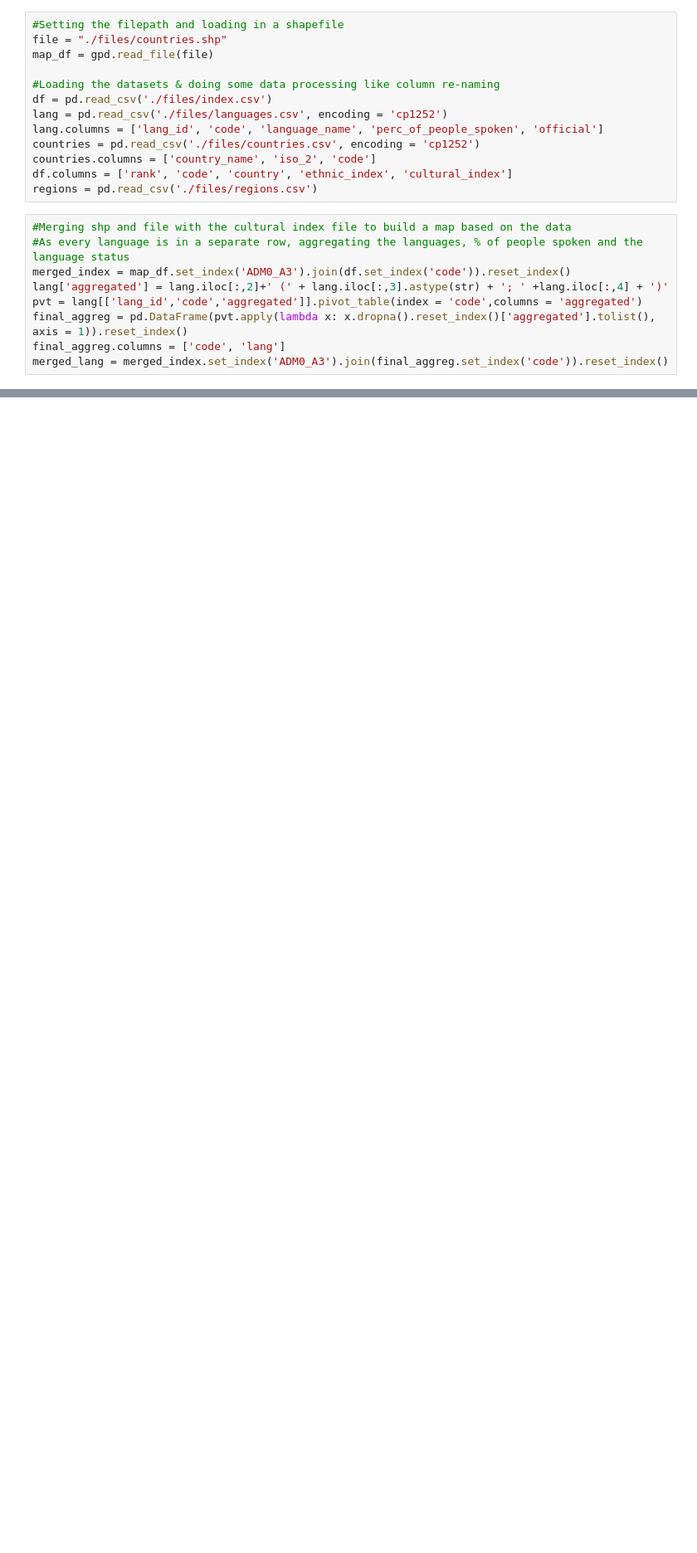
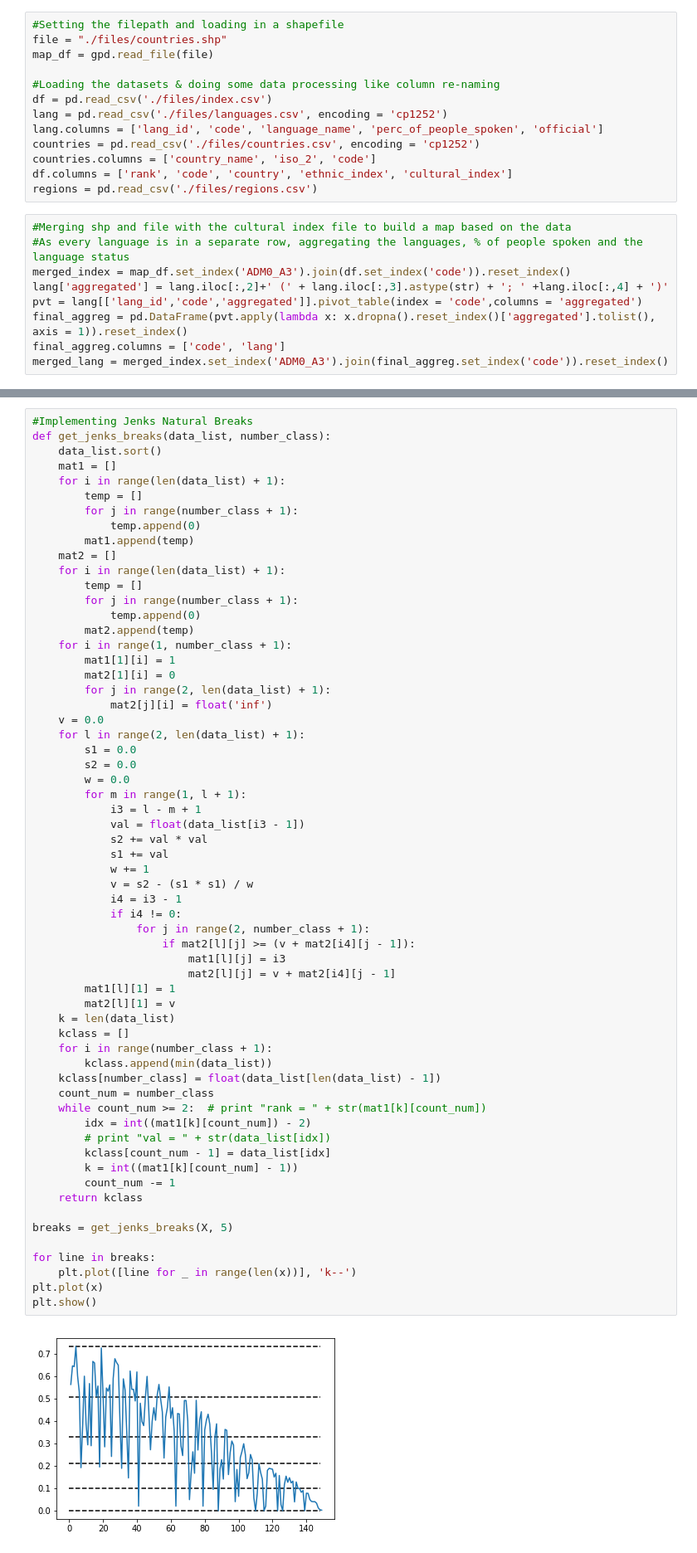
Before and after one commit to eponkratova/color-map-techniques, a Jupyter notebook: clustering.ipynb, the cells around one changed output, grey strips where cells are left out. Shown at 83% size. Cells and saved outputs as stored; diff of their text form; blank space fills up the shorter version.

```diff
--- a/clustering.ipynb
+++ b/clustering.ipynb
@@ -59,0 +96,63 @@ pd.DataFrame(index = x.index, data = y_means).join(x).groupby(0).count()
+# %%
+#Implementing Jenks Natural Breaks
+def get_jenks_breaks(data_list, number_class):
+    data_list.sort()
+    mat1 = []
+    for i in range(len(data_list) + 1):
+        temp = []
+        for j in range(number_class + 1):
+            temp.append(0)
+        mat1.append(temp)
+    mat2 = []
+    for i in range(len(data_list) + 1):
+        temp = []
+        for j in range(number_class + 1):
+            temp.append(0)
+        mat2.append(temp)
+    for i in range(1, number_class + 1):
+        mat1[1][i] = 1
+        mat2[1][i] = 0
+        for j in range(2, len(data_list) + 1):
+            mat2[j][i] = float('inf')
+    v = 0.0
+    for l in range(2, len(data_list) + 1):
+        s1 = 0.0
+        s2 = 0.0
+        w = 0.0
+        for m in range(1, l + 1):
+            i3 = l - m + 1
+            val = float(data_list[i3 - 1])
+            s2 += val * val
+            s1 += val
+            w += 1
+            v = s2 - (s1 * s1) / w
+            i4 = i3 - 1
+            if i4 != 0:
+                for j in range(2, number_class + 1):
+                    if mat2[l][j] >= (v + mat2[i4][j - 1]):
+                        mat1[l][j] = i3
+                        mat2[l][j] = v + mat2[i4][j - 1]
+        mat1[l][1] = 1
+        mat2[l][1] = v
+    k = len(data_list)
+    kclass = []
+    for i in range(number_class + 1):
+        kclass.append(min(data_list))
+    kclass[number_class] = float(data_list[len(data_list) - 1])
+    count_num = number_class
+    while count_num >= 2:  # print "rank = " + str(mat1[k][count_num])
+        idx = int((mat1[k][count_num]) - 2)
+        # print "val = " + str(data_list[idx])
+        kclass[count_num - 1] = data_list[idx]
+        k = int((mat1[k][count_num] - 1))
+        count_num -= 1
+    return kclass
+
+breaks = get_jenks_breaks(X, 5)
+
+for line in breaks:
+    plt.plot([line for _ in range(len(x))], 'k--')
+plt.plot(x)
+plt.show()
+# %% [output]
+[figure, added]
```
Also changed, not shown: parts of 6 cells of this notebook.
